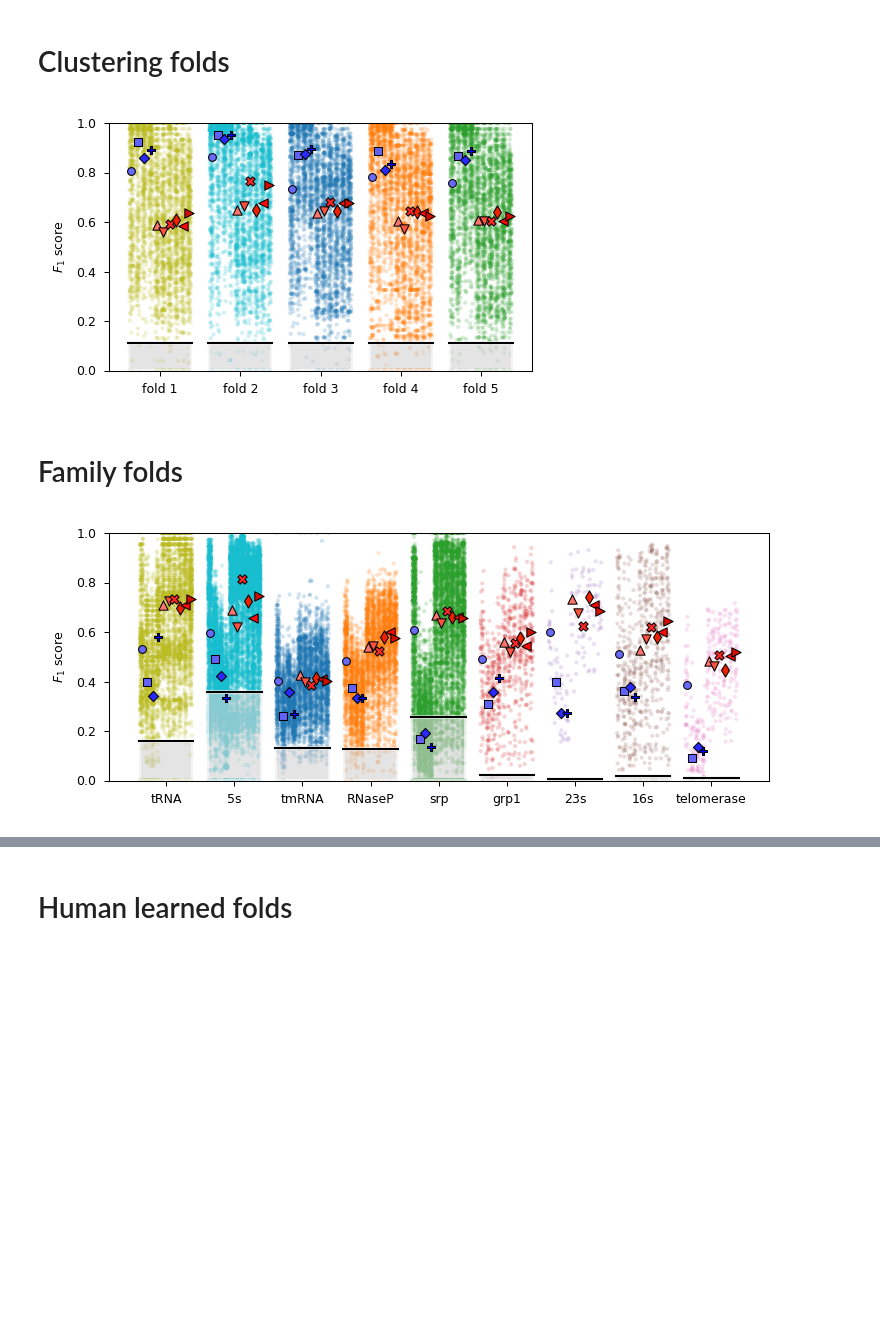
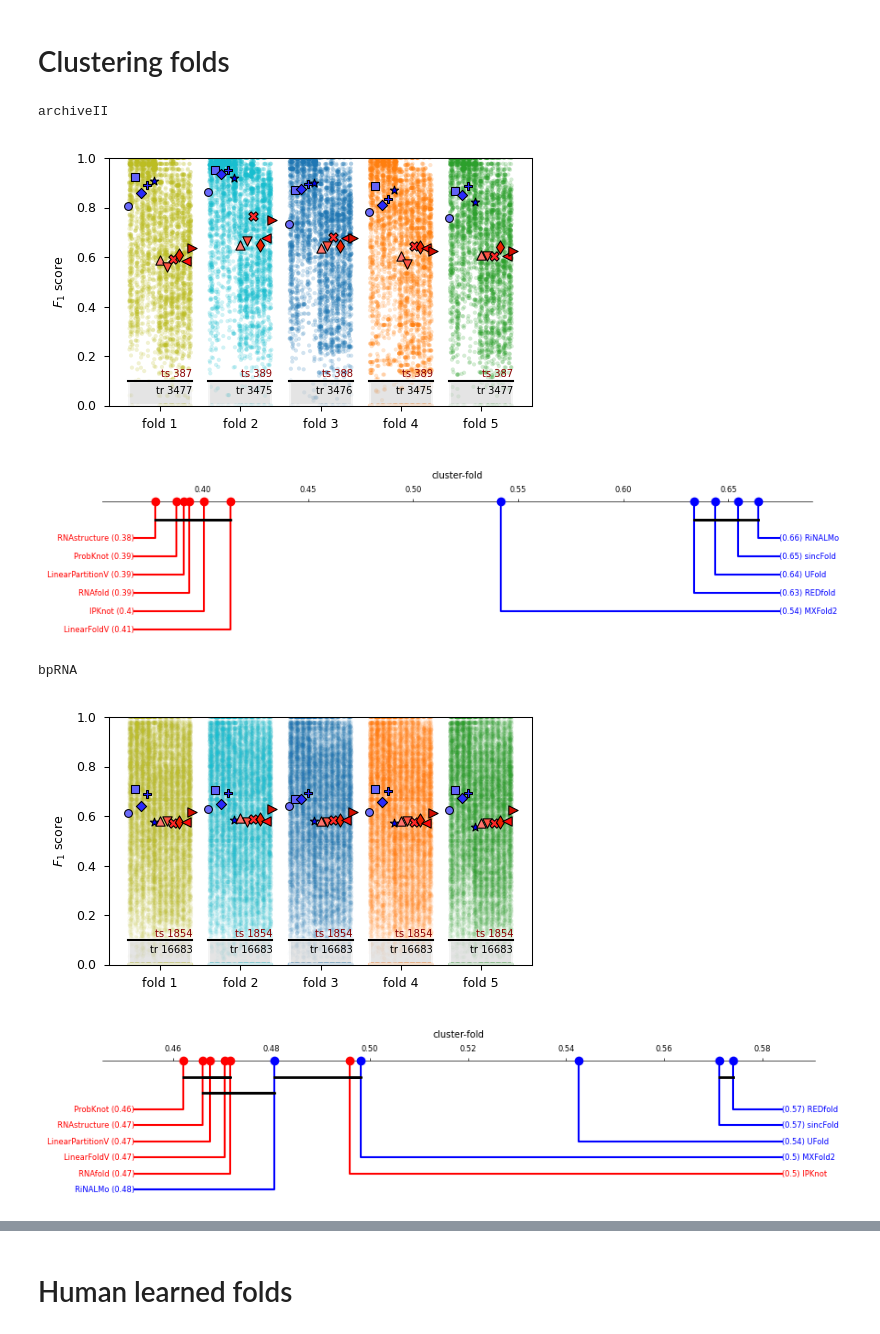
Before and after one commit to sinc-lab/xvalRNAfolding, a Jupyter notebook: src/Figure_2_strips_plot.ipynb, the cells around one changed output, grey strips where cells are left out. Drawn from its saved outputs; the diff is of its cells as text; code cells hidden in the pictures; blank space fills up the shorter version.

```diff
--- a/src/Figure_2_strips_plot.ipynb
+++ b/src/Figure_2_strips_plot.ipynb
@@ -187,9 +212,0 @@ summary_cfold = pd.read_pickle(DATA_PATH + f"results/summary_{partition_name}.pk
-# %%
-strip_folds(summary_cfold, splits_cfold, "fold", "method", "2in2col", marker_colors, strip_colors, include_legend=False)
-
-plt.savefig(DATA_PATH + f"figures/Fig_F1_{partition_name}.pdf", bbox_inches='tight', dpi=300)
-plt.savefig(DATA_PATH + f"figures/Fig_F1_{partition_name}.png", bbox_inches='tight', dpi=300)
-# %% [output]
-[figure, removed]
-# %% [markdown]
-# Family folds
@@ -200,9 +213,17 @@ summary_ffold = pd.read_pickle(DATA_PATH + f"results/summary_{partition_name}.pk
-# %%
-sorted_families = ['tRNA', '5s', 'tmRNA', 'RNaseP', 'srp', 'grp1', '23s', '16s', 'telomerase'] # from RNA-LLM paper
-
-strip_folds(summary_ffold, splits_ffold, "family", "method", "2x3in2col", marker_colors, strip_colors, include_legend=False, fam_order=sorted_families)
-
-plt.savefig(DATA_PATH + f"figures/Fig_F1_{partition_name}.pdf", bbox_inches='tight', dpi=300)
-plt.savefig(DATA_PATH + f"figures/Fig_F1_{partition_name}.png", bbox_inches='tight', dpi=300)
-# %% [output]
-[figure, removed]
+# %%
+partition_name = "clustering_folds"
+strip_alpha = {"archiveII": 0.2, "bpRNA": 0.05}
+for dataset in DATASETS:
+    print(dataset)
+    split = read_split(dataset, partition_name)
+    summary = load_summary(dataset, partition_name)
+    strip_folds(summary, split, strip_alpha=strip_alpha[dataset])
+    save(dataset, partition_name)
+    cdplot(summary, dataset, partition_name)
+# %% [output]
+archiveII
+[figure, added]
+[figure, added]
+bpRNA
+[figure, added]
+[figure, added]
```
Also changed, not shown: parts of 27 cells of this notebook, 11 other files.
